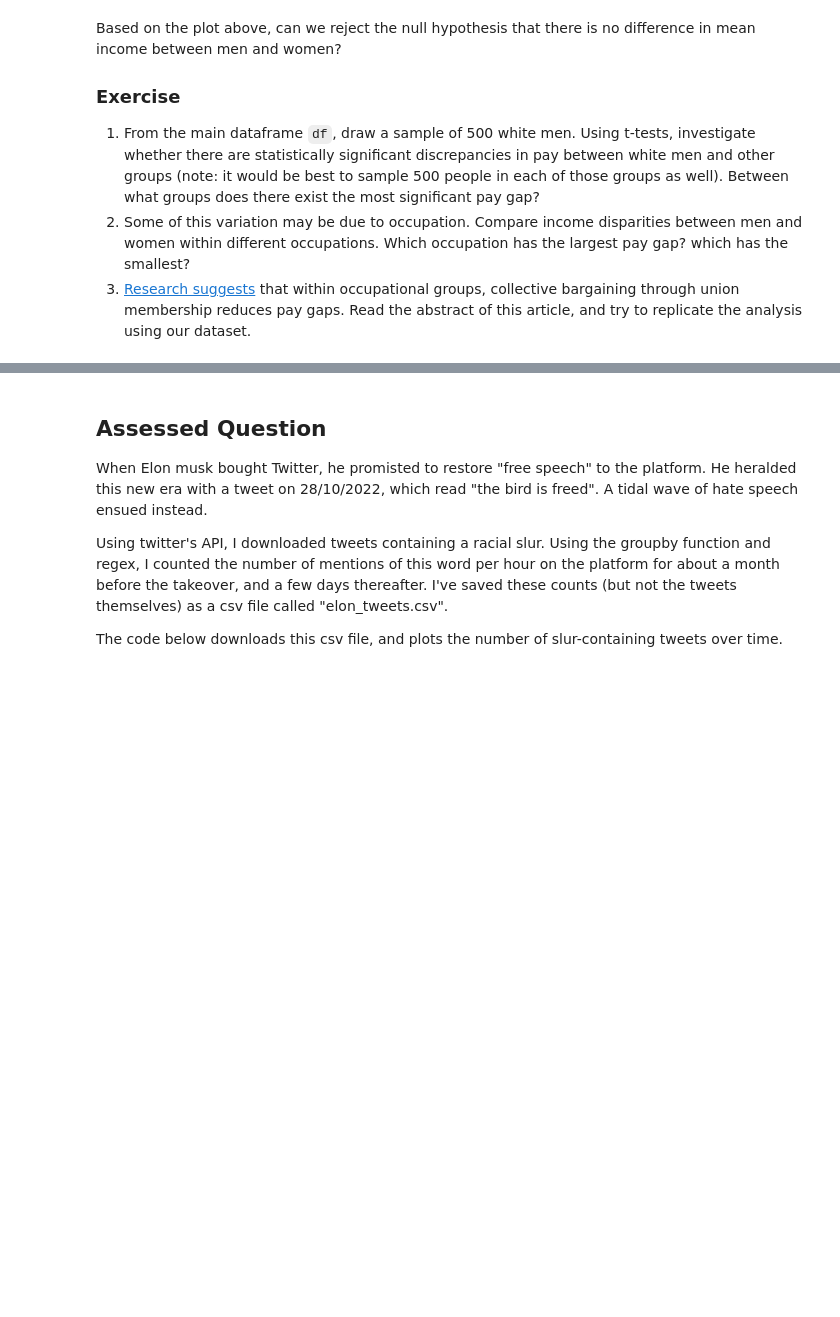
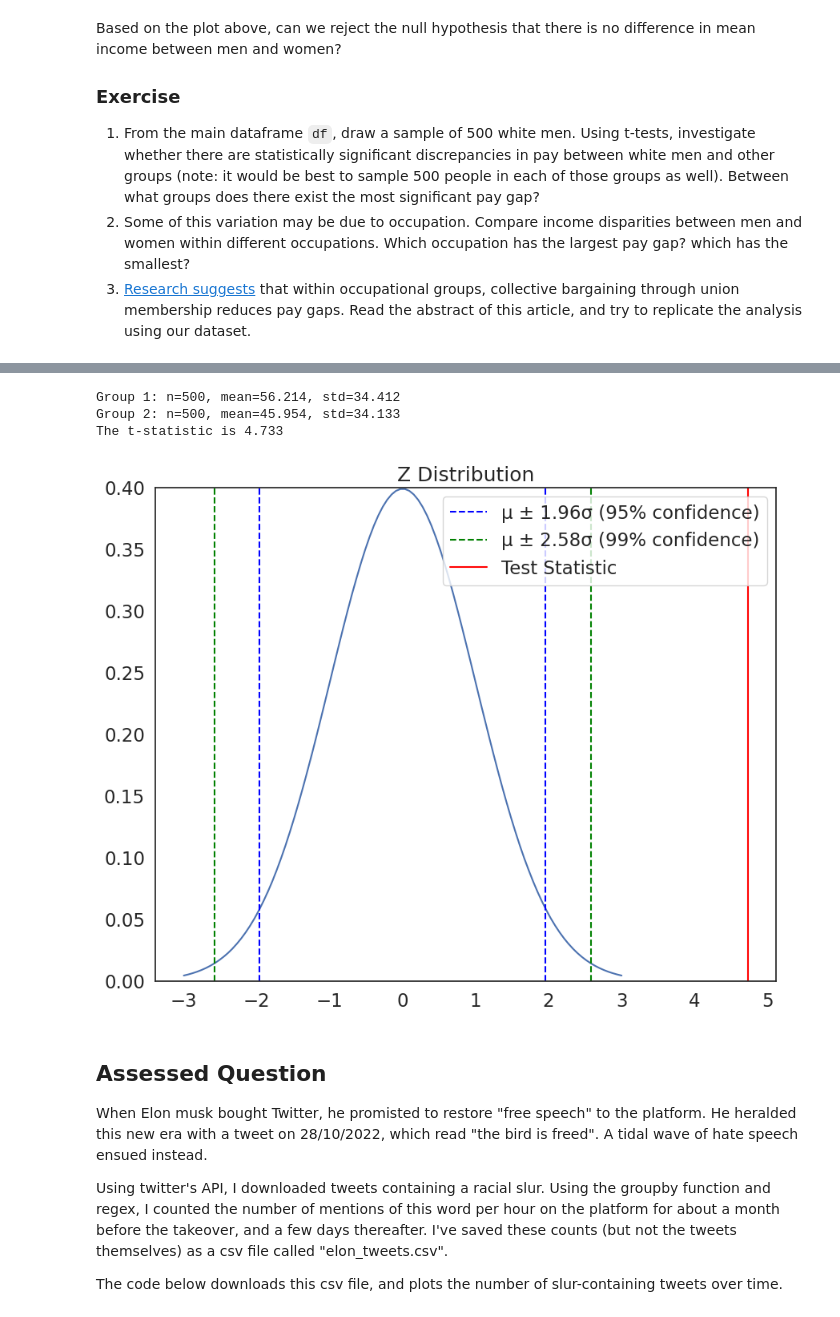
Before and after one commit to lawmianyi/QM2, a Jupyter notebook: notebooks/W07. Hypothesis Testing.ipynb, the cells around one changed output, grey strips where cells are left out. Cells and saved outputs as stored; diff of their text form; code cells hidden in the pictures; blank space fills up the shorter version.

```diff
--- a/notebooks/W07. Hypothesis Testing.ipynb
+++ b/notebooks/W07. Hypothesis Testing.ipynb
@@ -292,3 +290,5 @@ Based on the plot above, can we reject the null hypothesis that there is no diff
 1. From the main dataframe `df`, draw a sample of 500 white men. Using t-tests, investigate whether there are statistically significant discrepancies in pay between white men and other groups (note: it would be best to sample 500 people in each of those groups as well). Between what groups does there exist the most significant pay gap?
 2. Some of this variation may be due to occupation. Compare income disparities between men and women within different occupations. Which occupation has the largest pay gap? which has the smallest?
 3. [Research suggests](https://journals.sagepub.com/doi/abs/10.1177/0730888401028004005) that within occupational groups, collective bargaining through union membership reduces pay gaps. Read the abstract of this article, and try to replicate the analysis using our dataset.
+# %%
+white_men = df[(df['sex'] == 1) & (df['race'] == 1)].sample(n=500, random_state=42)
@@ -294,0 +311,2 @@ Based on the plot above, can we reject the null hypothesis that there is no diff
+# %%
+non_white_men = df[(df['sex'] == 1) & (df['race'].isin([2, 3, 4]))].sample(n=500, random_state=42)
@@ -295,3 +329,13 @@ Based on the plot above, can we reject the null hypothesis that there is no diff
+# %%
+t = manual_ttest(white_men['income'],non_white_men['income']) # run the t-test function and store the t-statistic in a variable called "t"
+# %% [output]
+Group 1: n=500, mean=56.214, std=34.412
+Group 2: n=500, mean=45.954, std=34.133
+The t-statistic is 4.733
+# %%
+plot_z(t) # plot the test statistic on the z distribution
+# %% [output]
+[figure, added]
 # %% [markdown]
 ## Assessed Question
 
```
Also changed, not shown: parts of 13 cells of this notebook.
